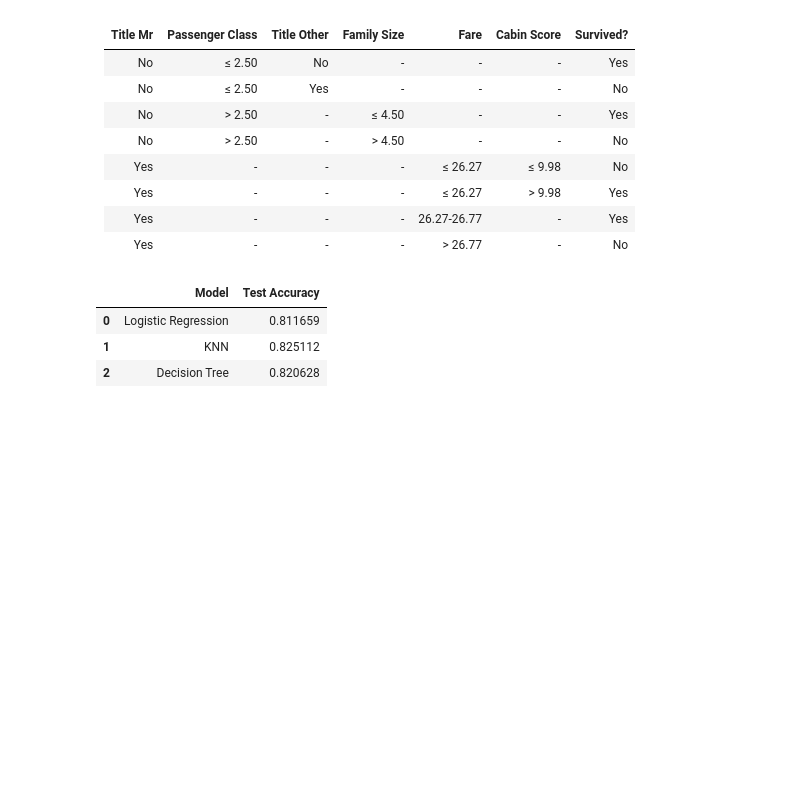
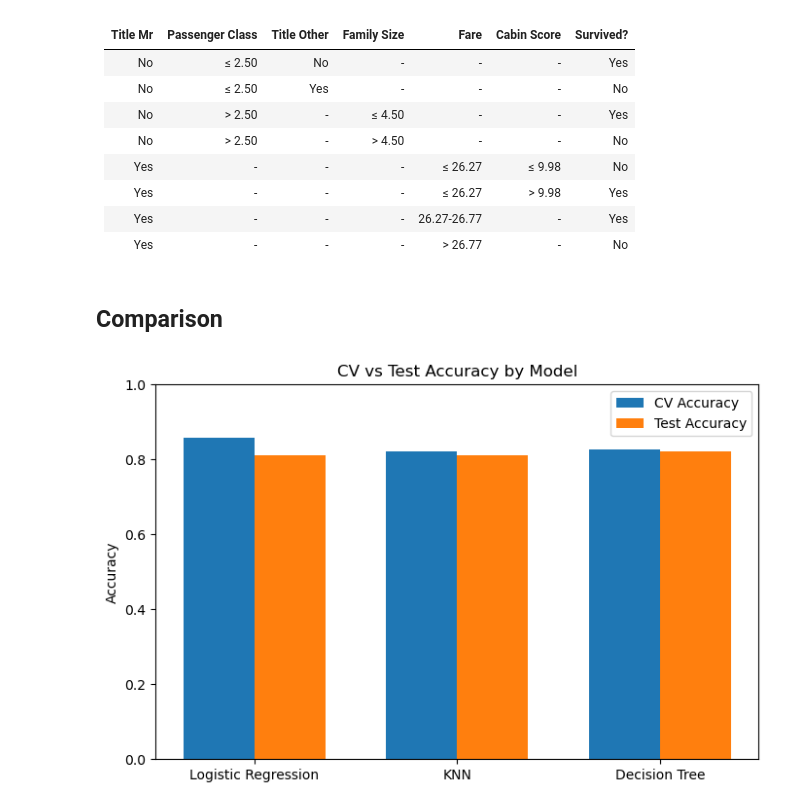
Before and after one commit to rmkamphuis/DATA_572_Project, a Jupyter notebook: Project_Code_572.ipynb, the cells around one changed output. Drawn from its saved outputs; the diff is of its cells as text; code cells hidden in the pictures; blank space fills up the shorter version.

```diff
--- a/Project_Code_572.ipynb
+++ b/Project_Code_572.ipynb
@@ -772,24 +772,30 @@ print(if_else_plot)
 | Yes            | -        | -                | -          | ≤ 26.27    | > 9.98      | Yes               |
 | Yes            | -        | -                | -          | 26.27-26.77| -           | Yes                |
 | Yes            | -        | -                | -          | > 26.77    | -           | No                |
-# %%
-
-result_3 = pd.DataFrame({
-    "Model": [
-        "Logistic Regression",
-        "KNN",
-        "Decision Tree"
-    ],
-    "Test Accuracy": [
-        0.811659,
-        0.825112,
-        0.820628
-    ]
-})
-
-result_3
-# %% [output]
-|  | Model | Test Accuracy |
-| 0 | Logistic Regression | 0.811659 |
-| 1 | KNN | 0.825112 |
-| 2 | Decision Tree | 0.820628 |
+# %% [markdown]
+## Comparison
+# %%
+import numpy as np
+import matplotlib.pyplot as plt
+
+models = ["Logistic Regression", "KNN", "Decision Tree"]
+cv_scores = [0.857, 0.8203, 0.8278]
+test_scores = [0.8117, 0.8117, 0.8206]
+
+x = np.arange(len(models))
+width = 0.35
+
+plt.figure(figsize=(8,5))
+
+plt.bar(x - width/2, cv_scores, width, label="CV Accuracy")
+plt.bar(x + width/2, test_scores, width, label="Test Accuracy")
+
+plt.xticks(x, models)
+plt.ylabel("Accuracy")
+plt.ylim(0,1)
+plt.title("CV vs Test Accuracy by Model")
+plt.legend()
+
+plt.show()
+# %% [output]
+[figure, added]
```
